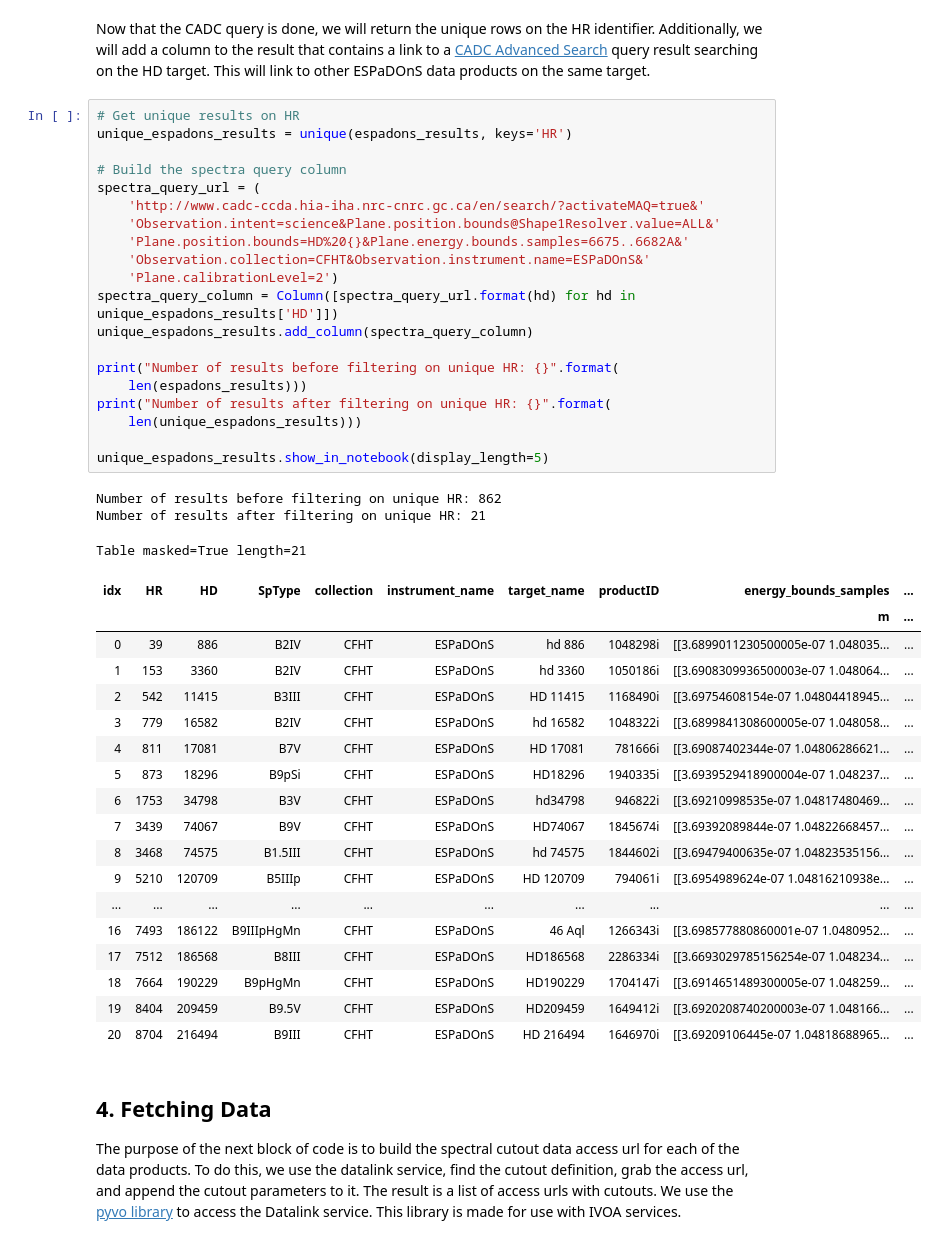
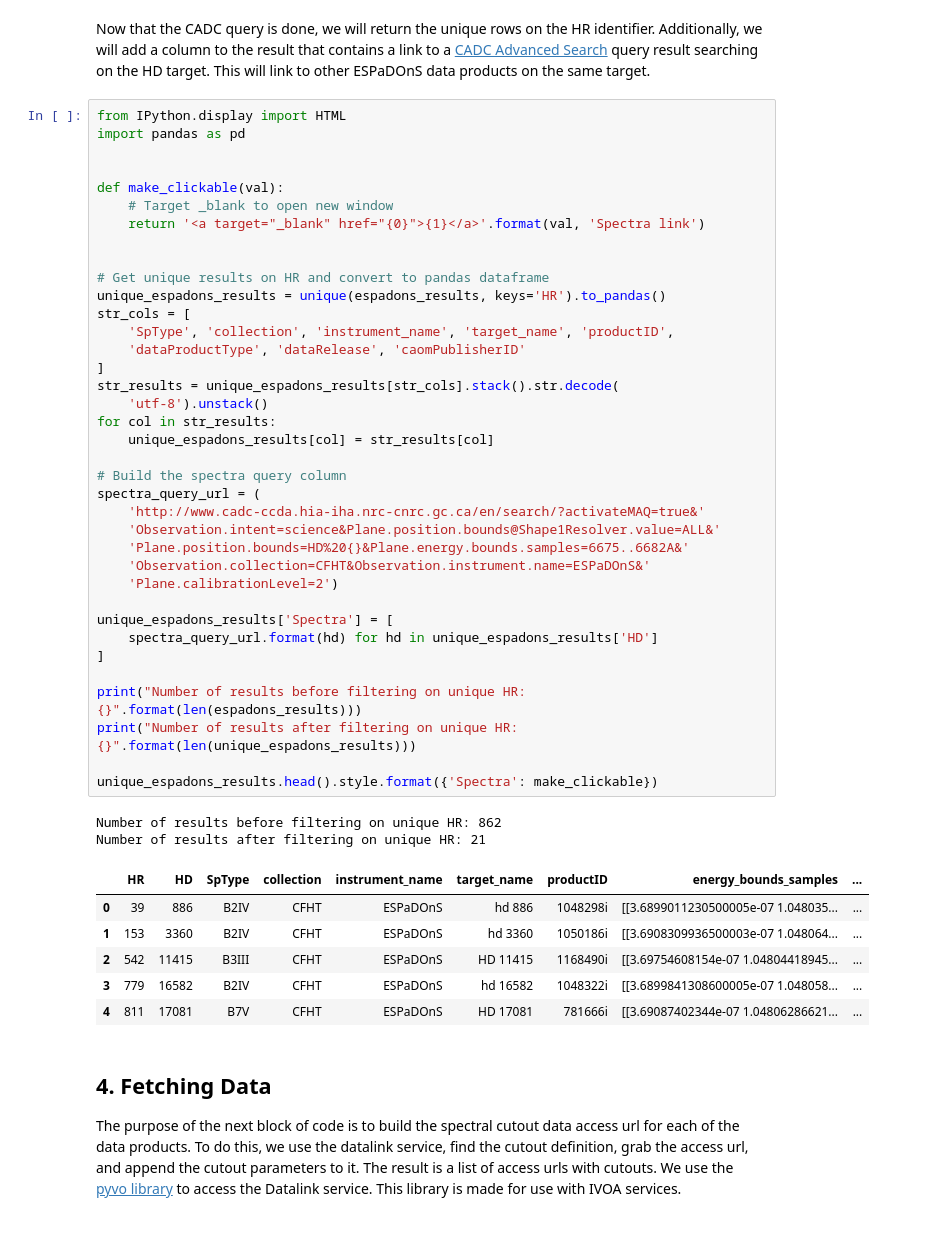
Before and after one commit to ellieb/astroquery_tutorial, a Jupyter notebook: astroquery_example_spectra.ipynb, the cells around one changed output. Saved outputs shown, nothing was run; the diff lists cells and outputs as text.

Commit message:
:ok_hand: Cleaning up, adding hyperlinks to table

```diff
--- a/astroquery_example_spectra.ipynb
+++ b/astroquery_example_spectra.ipynb
@@ -199,47 +199,51 @@ Wall time: 2min
 # %% [markdown]
 Now that the CADC query is done, we will return the unique rows on the HR identifier. Additionally, we will add a column to the result that contains a link to a [CADC Advanced Search](https://www.cadc-ccda.hia-iha.nrc-cnrc.gc.ca/en/search/) query result searching on the HD target. This will link to other ESPaDOnS data products on the same target.
 # %%
-# Get unique results on HR
-unique_espadons_results = unique(espadons_results, keys='HR')
+from IPython.display import HTML
+import pandas as pd
+
+
+def make_clickable(val):
+    # Target _blank to open new window
+    return '<a target="_blank" href="{0}">{1}</a>'.format(val, 'Spectra link')
+
+
+# Get unique results on HR and convert to pandas dataframe
+unique_espadons_results = unique(espadons_results, keys='HR').to_pandas()
+str_cols = [
+    'SpType', 'collection', 'instrument_name', 'target_name', 'productID',
+    'dataProductType', 'dataRelease', 'caomPublisherID'
+]
+str_results = unique_espadons_results[str_cols].stack().str.decode(
+    'utf-8').unstack()
+for col in str_results:
+    unique_espadons_results[col] = str_results[col]
 
 # Build the spectra query column
 spectra_query_url = (
     'http://www.cadc-ccda.hia-iha.nrc-cnrc.gc.ca/en/search/?activateMAQ=true&'
     'Observation.intent=science&Plane.position.bounds@Shape1Resolver.value=ALL&'
     'Plane.position.bounds=HD%20{}&Plane.energy.bounds.samples=6675..6682A&'
     'Observation.collection=CFHT&Observation.instrument.name=ESPaDOnS&'
     'Plane.calibrationLevel=2')
-spectra_query_column = Column([spectra_query_url.format(hd) for hd in unique_espadons_results['HD']])
-unique_espadons_results.add_column(spectra_query_column)
 
-print("Number of results before filtering on unique HR: {}".format(
-    len(espadons_results)))
-print("Number of results after filtering on unique HR: {}".format(
-    len(unique_espadons_results)))
+unique_espadons_results['Spectra'] = [
+    spectra_query_url.format(hd) for hd in unique_espadons_results['HD']
+]
 
-unique_espadons_results.show_in_notebook(display_length=5)
+print("Number of results before filtering on unique HR: {}".format(len(espadons_results)))
+print("Number of results after filtering on unique HR: {}".format(len(unique_espadons_results)))
+
+unique_espadons_results.head().style.format({'Spectra': make_clickable})
 # %% [output]
 Number of results before filtering on unique HR: 862
 Number of results after filtering on unique HR: 21
-Table masked=True length=21
-| idx | HR | HD | SpType | collection | instrument_name | target_name | productID | energy_bounds_samples | ... |
-|  |  |  |  |  |  |  |  | m | ... |
+|  | HR | HD | SpType | collection | instrument_name | target_name | productID | energy_bounds_samples | ... |
 | 0 | 39 | 886 | B2IV | CFHT | ESPaDOnS | hd 886 | 1048298i | [[3.6899011230500005e-07 1.048035... | ... |
 | 1 | 153 | 3360 | B2IV | CFHT | ESPaDOnS | hd 3360 | 1050186i | [[3.6908309936500003e-07 1.048064... | ... |
 | 2 | 542 | 11415 | B3III | CFHT | ESPaDOnS | HD 11415 | 1168490i | [[3.69754608154e-07 1.04804418945... | ... |
 | 3 | 779 | 16582 | B2IV | CFHT | ESPaDOnS | hd 16582 | 1048322i | [[3.6899841308600005e-07 1.048058... | ... |
 | 4 | 811 | 17081 | B7V | CFHT | ESPaDOnS | HD 17081 | 781666i | [[3.69087402344e-07 1.04806286621... | ... |
-| 5 | 873 | 18296 | B9pSi | CFHT | ESPaDOnS | HD18296 | 1940335i | [[3.6939529418900004e-07 1.048237... | ... |
-| 6 | 1753 | 34798 | B3V | CFHT | ESPaDOnS | hd34798 | 946822i | [[3.69210998535e-07 1.04817480469... | ... |
-| 7 | 3439 | 74067 | B9V | CFHT | ESPaDOnS | HD74067 | 1845674i | [[3.69392089844e-07 1.04822668457... | ... |
-| 8 | 3468 | 74575 | B1.5III | CFHT | ESPaDOnS | hd 74575 | 1844602i | [[3.69479400635e-07 1.04823535156... | ... |
-| 9 | 5210 | 120709 | B5IIIp | CFHT | ESPaDOnS | HD 120709 | 794061i | [[3.6954989624e-07 1.04816210938e... | ... |
-| ... | ... | ... | ... | ... | ... | ... | ... | ... | ... |
-| 16 | 7493 | 186122 | B9IIIpHgMn | CFHT | ESPaDOnS | 46 Aql | 1266343i | [[3.698577880860001e-07 1.0480952... | ... |
-| 17 | 7512 | 186568 | B8III | CFHT | ESPaDOnS | HD186568 | 2286334i | [[3.6693029785156254e-07 1.048234... | ... |
-| 18 | 7664 | 190229 | B9pHgMn | CFHT | ESPaDOnS | HD190229 | 1704147i | [[3.6914651489300005e-07 1.048259... | ... |
-| 19 | 8404 | 209459 | B9.5V | CFHT | ESPaDOnS | HD209459 | 1649412i | [[3.6920208740200003e-07 1.048166... | ... |
-| 20 | 8704 | 216494 | B9III | CFHT | ESPaDOnS | HD 216494 | 1646970i | [[3.69209106445e-07 1.04818688965... | ... |
 # %% [markdown]
 ## 4. Fetching Data
 The purpose of the next block of code is to build the spectral cutout data access url for each of the data products. To do this, we use the datalink service, find the cutout definition, grab the access url, and append the cutout parameters to it. The result is a list of access urls with cutouts. We use the [pyvo library](https://pyvo.readthedocs.io/en/latest/) to access the Datalink service. This library is made for use with IVOA services.
```
Also changed, not shown: parts of 4 cells of this notebook.
